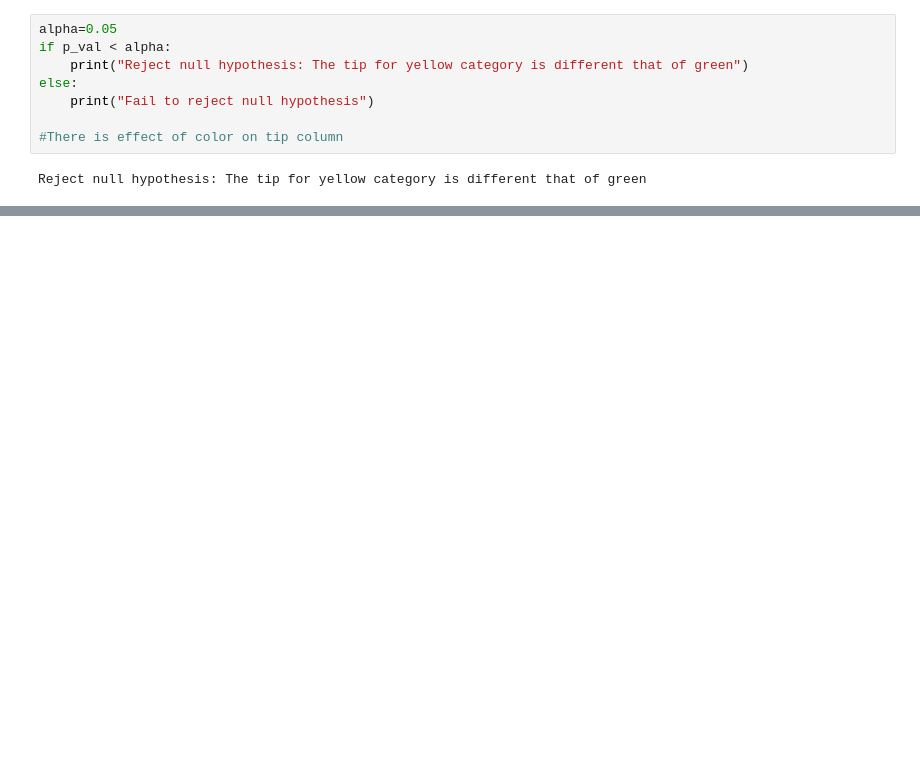
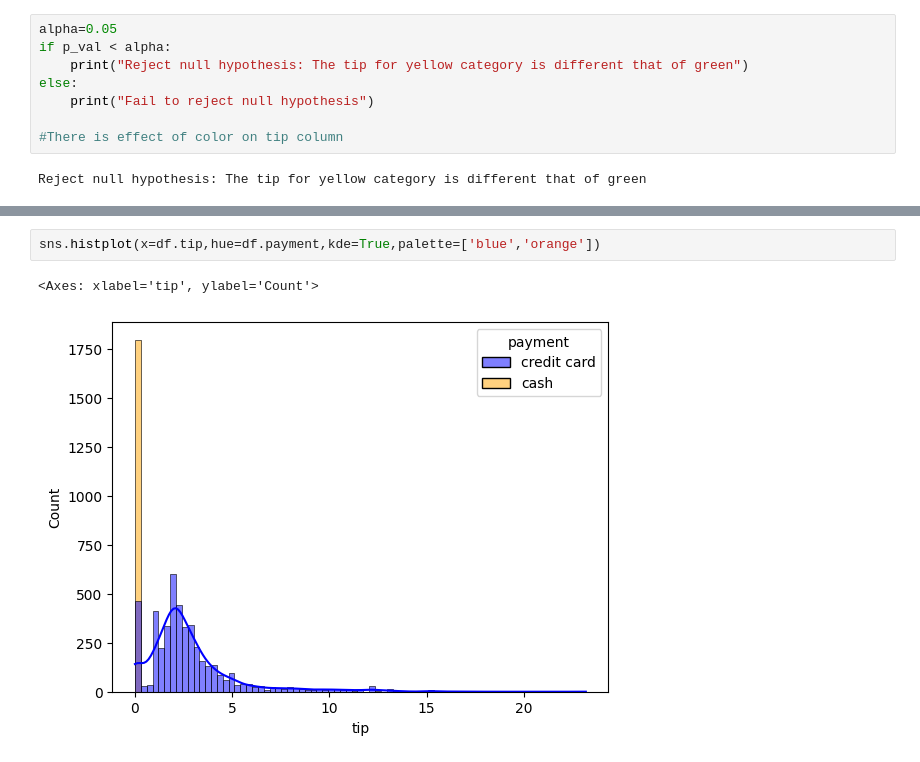
Before and after one commit to ushaswi3/aids_training_day1, a Jupyter notebook: Day17/task1.ipynb, the cells around one changed output, grey strips where cells are left out. Cells and saved outputs as stored; diff of their text form; blank space fills up the shorter version.

```diff
--- a/Day17/task1.ipynb
+++ b/Day17/task1.ipynb
@@ -240,0 +237,5 @@ Reject null hypothesis: The tip for yellow category is different that of green
+# %%
+sns.histplot(x=df.tip,hue=df.payment,kde=True,palette=['blue','orange'])
+# %% [output]
+<Axes: xlabel='tip', ylabel='Count'>
+[figure, added]
```
Also changed, not shown: parts of 56 cells of this notebook.
